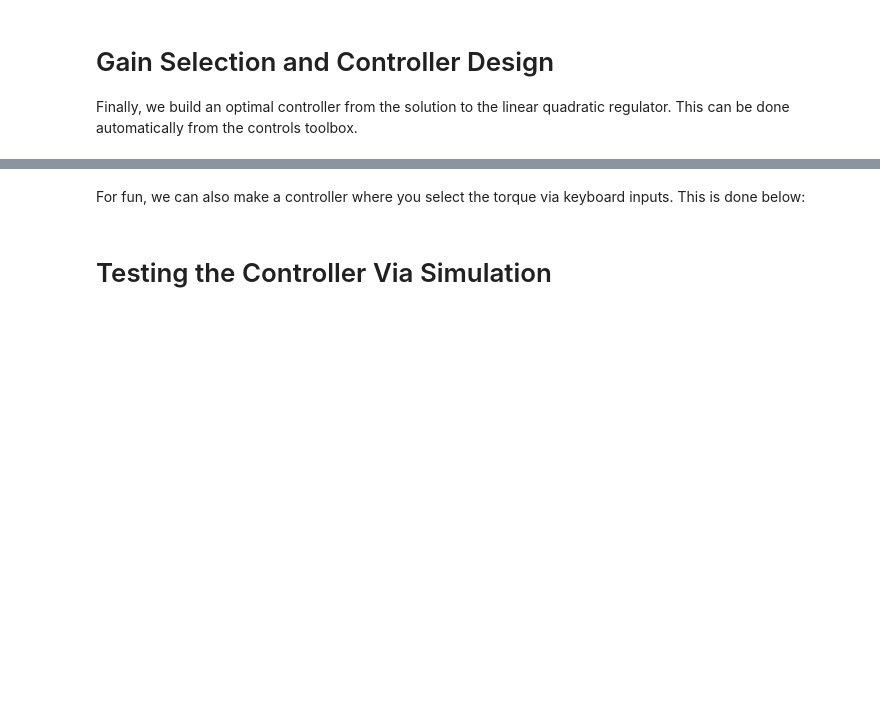
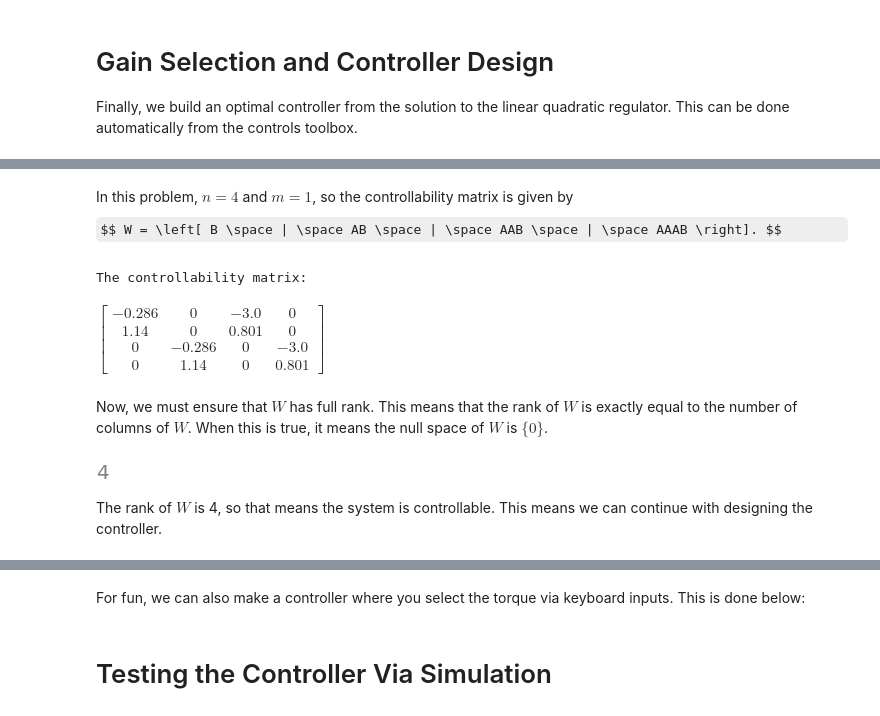
Before and after one commit to GrayKS3248/condynsate, a Jupyter notebook: examples/cart.ipynb, the cells around one changed output, grey strips where cells are left out. Cells and saved outputs as stored; diff of their text form; code cells hidden in the pictures; some formulas as TeX source; blank space fills up the shorter version.

```diff
--- a/examples/cart.ipynb
+++ b/examples/cart.ipynb
@@ -263,0 +283,25 @@ import numpy as np
+# %% [markdown]
+In this problem, $ n = 4$ and $ m = 1 $, so the controllability matrix is given by
+$$ W = \left[ B \space | \space AB \space | \space AAB \space | \space AAAB \right]. $$
+# %%
+# Calculate the controllability matrix
+W = Matrix()
+W = W.col_insert(0, B)
+W = W.col_insert(1, A@B)
+W = W.col_insert(2, A@A@B)
+W = W.col_insert(3, A@A@A@B)
+
+# Print out our controllability matrix
+print("The controllability matrix:")
+N(W, 3)  # This rounds floating point number to 3 places and then prints to the screen
+# %% [output]
+The controllability matrix:
+$\displaystyle \left[\begin{matrix}-0.286 & 0 & -3.0 & 0\\1.14 & 0 & 0.801 & 0\\0 & -0.286 & 0 & -3.0\\0 & 1.14 & 0 & 0.801\end{matrix}\right]$
+# %% [markdown]
+Now, we must ensure that $W$ has full rank. This means that the rank of $W$ is exactly equal to the number of columns of $W$. When this is true, it means the null space of $W$ is $\{ 0 \}$.
+# %%
+W.rank()
+# %% [output]
+[figure, added]
+# %% [markdown]
+The rank of $W$ is 4, so that means the system is controllable. This means we can continue with designing the controller.
```
Also changed, not shown: parts of 19 cells of this notebook, 7 other files.
